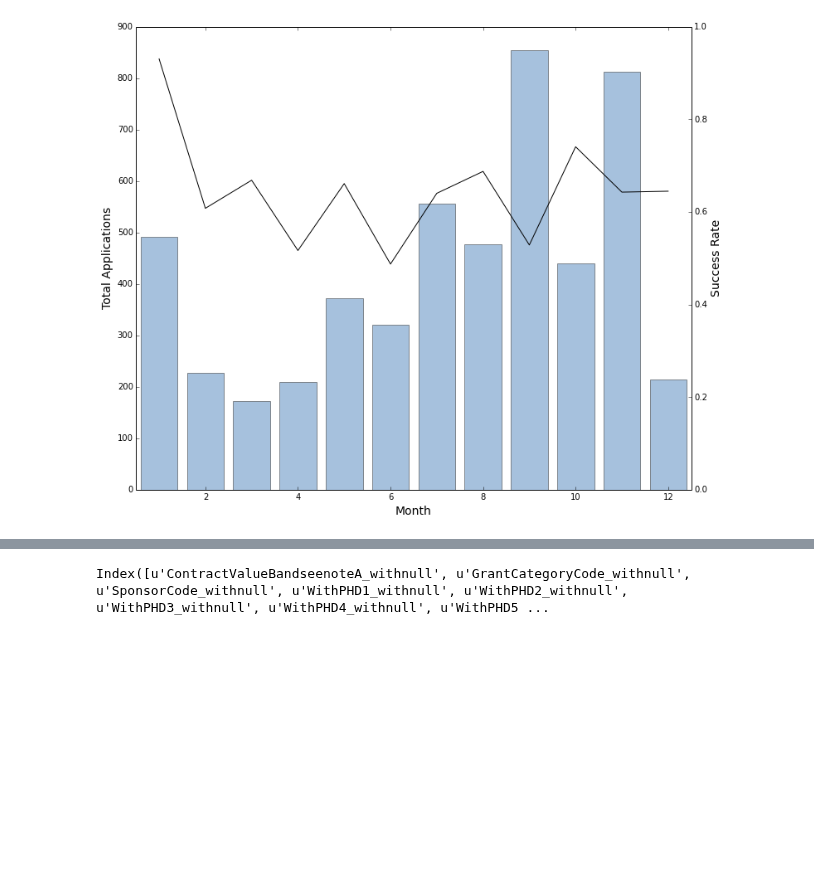
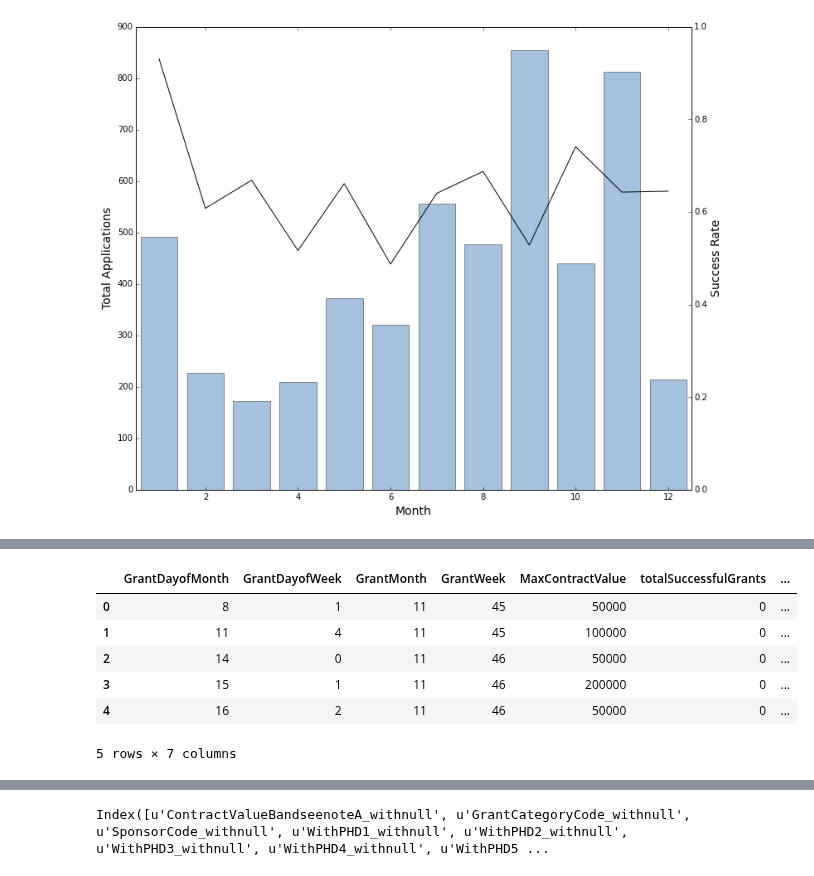
Before and after one commit to realmichaelzyy/cs249project, a Jupyter notebook: kaggle/workspace/classifier/KaggleDataset.ipynb, the cells around one changed output, grey strips where cells are left out. Saved outputs shown, nothing was run; the diff lists cells and outputs as text; code cells hidden in the pictures; blank space fills up the shorter version.

```diff
--- a/kaggle/workspace/classifier/KaggleDataset.ipynb
+++ b/kaggle/workspace/classifier/KaggleDataset.ipynb
@@ -1068,0 +1088,10 @@ plt.show()
+# %%
+plotData.iloc[:,2:].head()
+# %% [output]
+|  | GrantDayofMonth | GrantDayofWeek | GrantMonth | GrantWeek | MaxContractValue | totalSuccessfulGrants | ... |
+| 0 | 8 | 1 | 11 | 45 | 50000 | 0 | ... |
+| 1 | 11 | 4 | 11 | 45 | 100000 | 0 | ... |
+| 2 | 14 | 0 | 11 | 46 | 50000 | 0 | ... |
+| 3 | 15 | 1 | 11 | 46 | 200000 | 0 | ... |
+| 4 | 16 | 2 | 11 | 46 | 50000 | 0 | ... |
+5 rows × 7 columns
```
Also changed, not shown: parts of 3 cells of this notebook.
